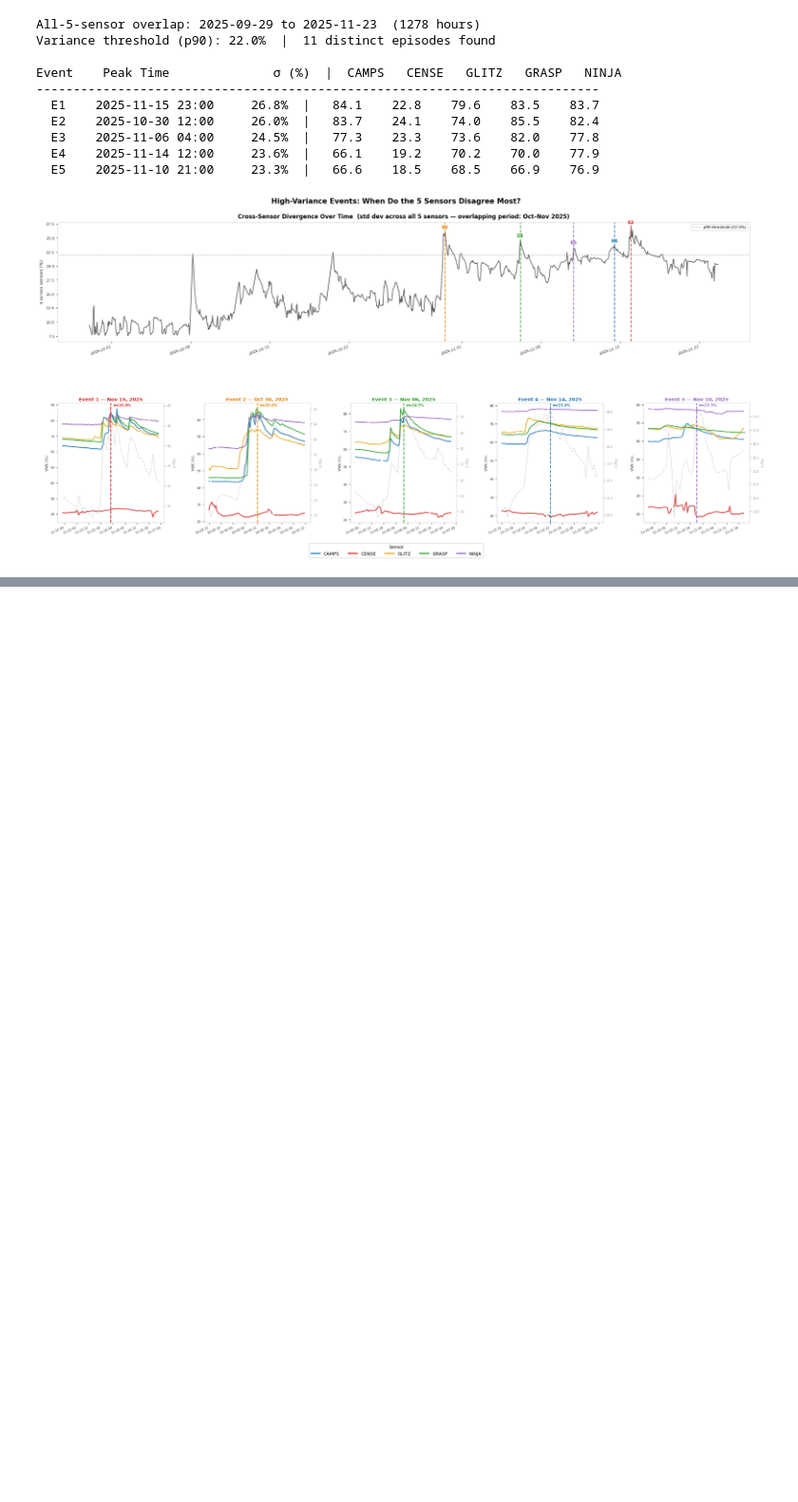
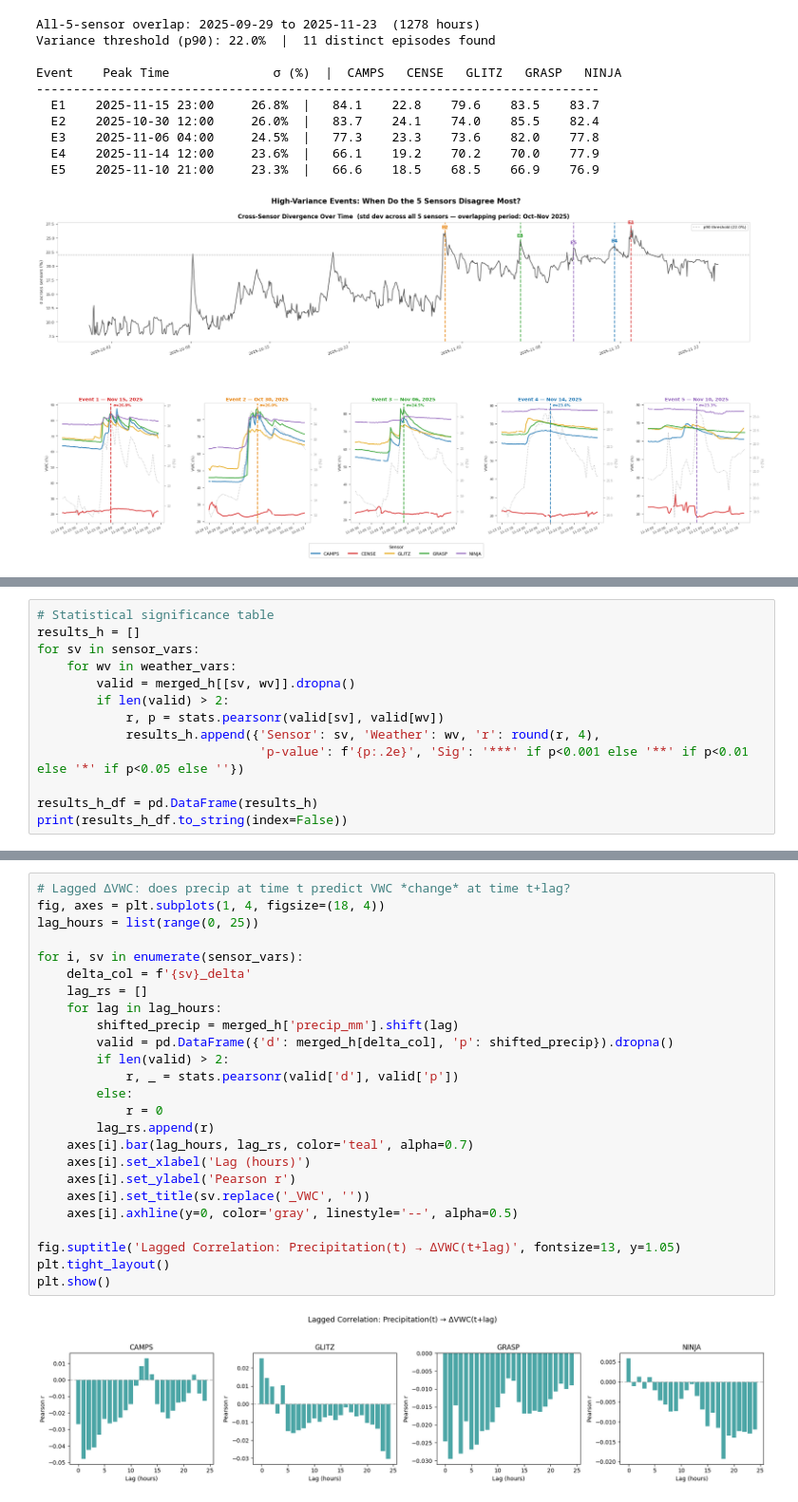
Before and after one commit to cta48/GeoData-Soil-Moisture-Sensors, a Jupyter notebook: GeoData_Soil_Moisture_Sensors.ipynb, the cells around one changed output, grey strips where cells are left out. Shown at 95% size. Drawn from its saved outputs; the diff is of its cells as text; blank space fills up the shorter version.

```diff
--- a/GeoData_Soil_Moisture_Sensors.ipynb
+++ b/GeoData_Soil_Moisture_Sensors.ipynb
@@ -654,0 +769,13 @@ Event    Peak Time              σ (%)  |  CAMPS   CENSE   GLITZ   GRASP   NINJA
+# %%
+# Statistical significance table
+results_h = []
+for sv in sensor_vars:
+    for wv in weather_vars:
+        valid = merged_h[[sv, wv]].dropna()
+        if len(valid) > 2:
+            r, p = stats.pearsonr(valid[sv], valid[wv])
+            results_h.append({'Sensor': sv, 'Weather': wv, 'r': round(r, 4),
+                              'p-value': f'{p:.2e}', 'Sig': '***' if p<0.001 else '**' if p<0.01 else '*' if p<0.05 else ''})
+
+results_h_df = pd.DataFrame(results_h)
+print(results_h_df.to_string(index=False))
@@ -654,0 +832,27 @@ Event    Peak Time              σ (%)  |  CAMPS   CENSE   GLITZ   GRASP   NINJA
+# %%
+# Lagged ΔVWC: does precip at time t predict VWC *change* at time t+lag?
+fig, axes = plt.subplots(1, 4, figsize=(18, 4))
+lag_hours = list(range(0, 25))
+
+for i, sv in enumerate(sensor_vars):
+    delta_col = f'{sv}_delta'
+    lag_rs = []
+    for lag in lag_hours:
+        shifted_precip = merged_h['precip_mm'].shift(lag)
+        valid = pd.DataFrame({'d': merged_h[delta_col], 'p': shifted_precip}).dropna()
+        if len(valid) > 2:
+            r, _ = stats.pearsonr(valid['d'], valid['p'])
+        else:
+            r = 0
+        lag_rs.append(r)
+    axes[i].bar(lag_hours, lag_rs, color='teal', alpha=0.7)
+    axes[i].set_xlabel('Lag (hours)')
+    axes[i].set_ylabel('Pearson r')
+    axes[i].set_title(sv.replace('_VWC', ''))
+    axes[i].axhline(y=0, color='gray', linestyle='--', alpha=0.5)
+
+fig.suptitle('Lagged Correlation: Precipitation(t) → ΔVWC(t+lag)', fontsize=13, y=1.05)
+plt.tight_layout()
+plt.show()
+# %% [output]
+[figure, added]
```
Also changed, not shown: parts of 12 cells of this notebook.
